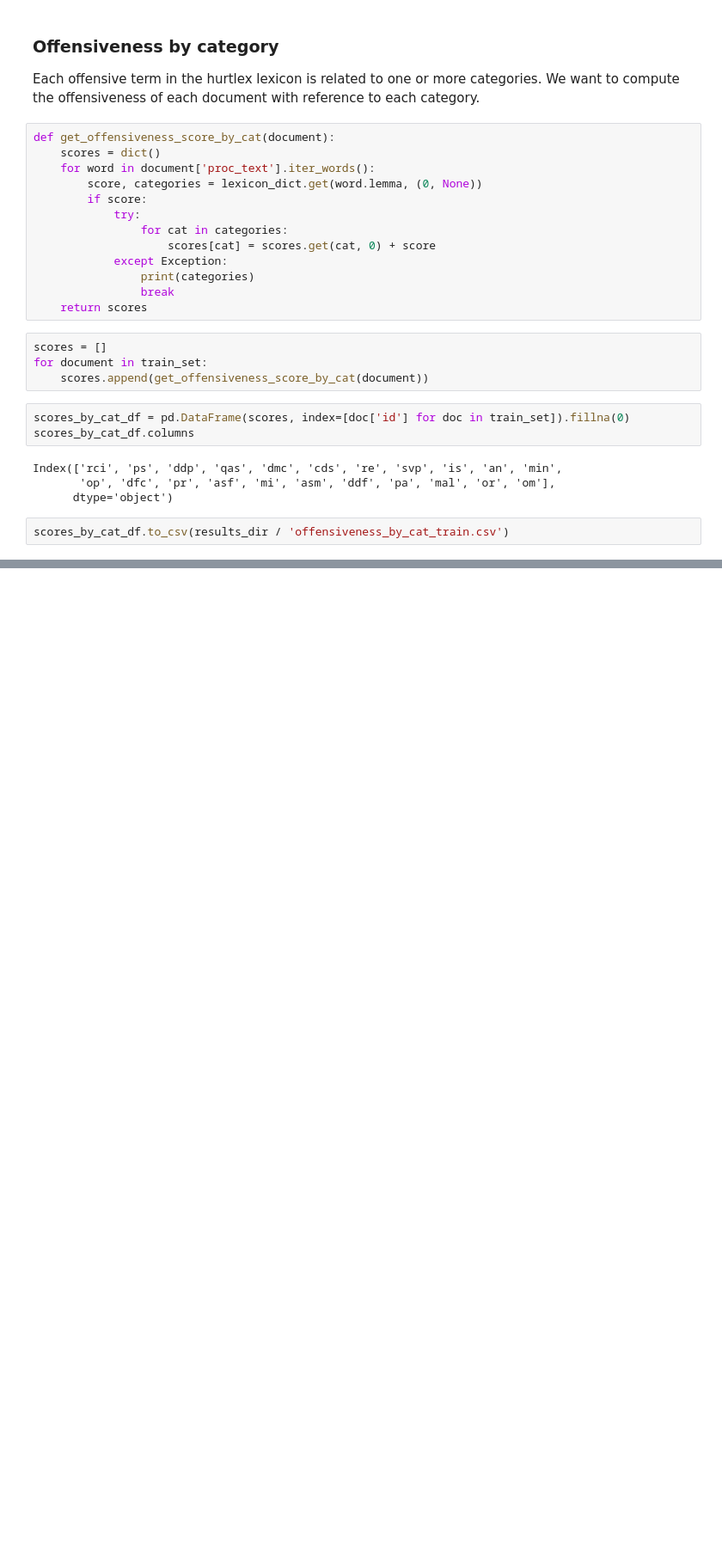
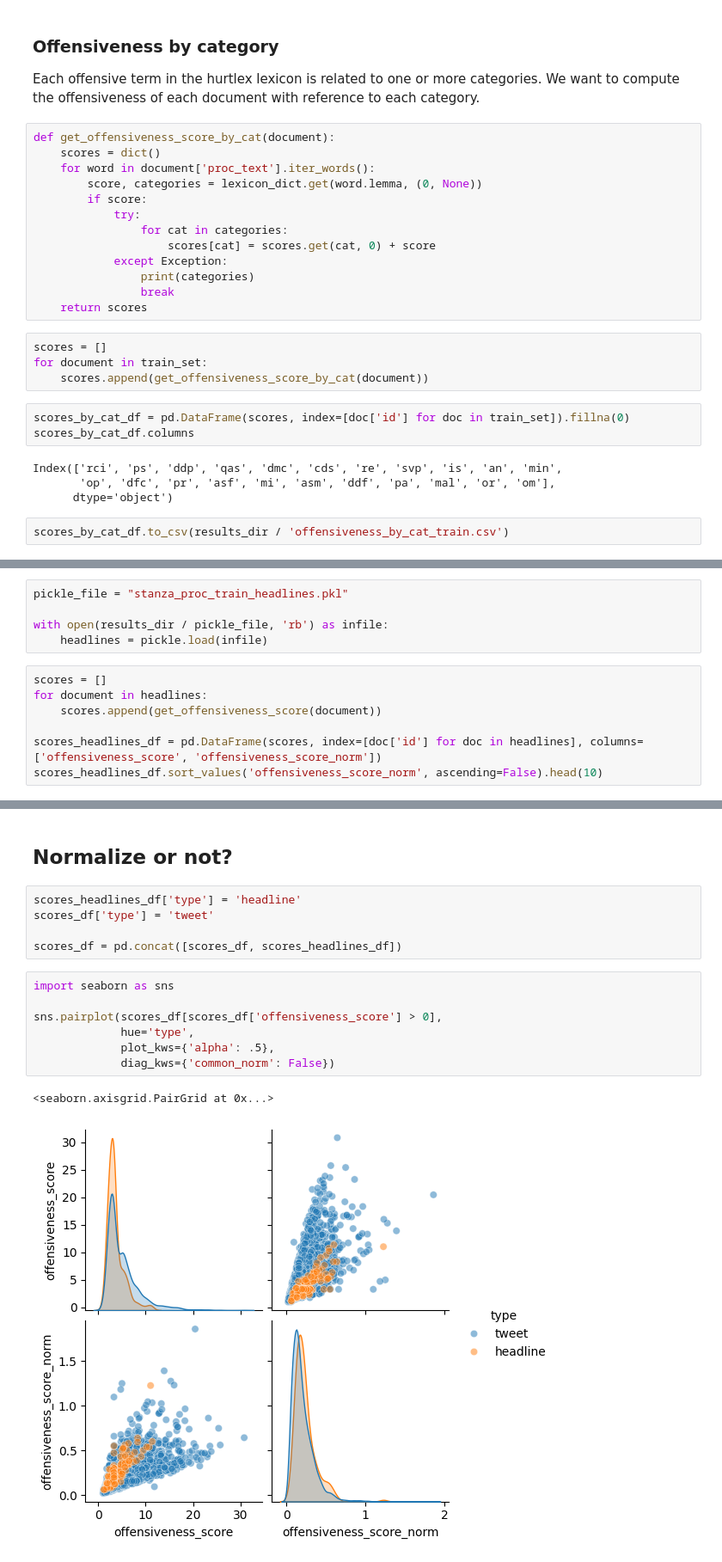
Before and after one commit to g-fabiani4-unipi/txa_project, a Jupyter notebook: src/offensive_words.ipynb, the cells around one changed output, grey strips where cells are left out. Shown: that part at 86% size. Drawn from its saved outputs; the diff is of its cells as text; blank space fills up the shorter version.

```diff
--- a/src/offensive_words.ipynb
+++ b/src/offensive_words.ipynb
@@ -138,0 +152,12 @@ scores_by_cat_df.to_csv(results_dir / 'offensiveness_by_cat_train.csv')
+# %%
+pickle_file = "stanza_proc_train_headlines.pkl"
+
+with open(results_dir / pickle_file, 'rb') as infile:
+    headlines = pickle.load(infile)
+# %%
+scores = []
+for document in headlines:
+    scores.append(get_offensiveness_score(document))
+
+scores_headlines_df = pd.DataFrame(scores, index=[doc['id'] for doc in headlines], columns=['offensiveness_score', 'offensiveness_score_norm'])
+scores_headlines_df.sort_values('offensiveness_score_norm', ascending=False).head(10)
@@ -138,0 +176,17 @@ scores_by_cat_df.to_csv(results_dir / 'offensiveness_by_cat_train.csv')
+# %% [markdown]
+## Normalize or not?
+# %%
+scores_headlines_df['type'] = 'headline'
+scores_df['type'] = 'tweet'
+
+scores_df = pd.concat([scores_df, scores_headlines_df])
+# %%
+import seaborn as sns
+
+sns.pairplot(scores_df[scores_df['offensiveness_score'] > 0],
+             hue='type',
+             plot_kws={'alpha': .5},
+             diag_kws={'common_norm': False})
+# %% [output]
+<seaborn.axisgrid.PairGrid at 0x...>
+[figure, added]
```
Also changed, not shown: parts of 7 cells of this notebook, 1 other file.
